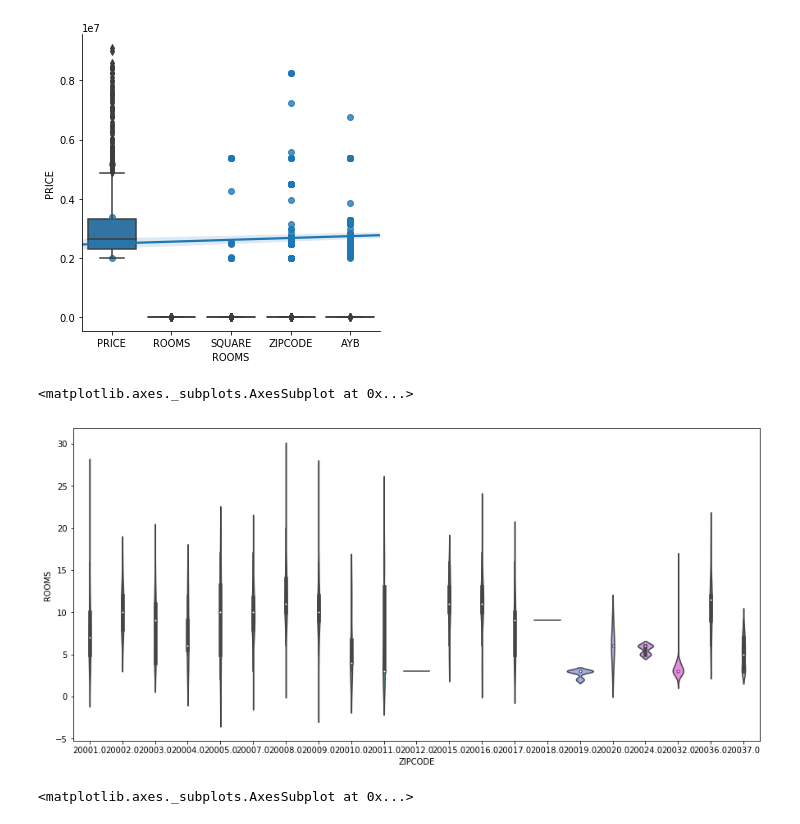
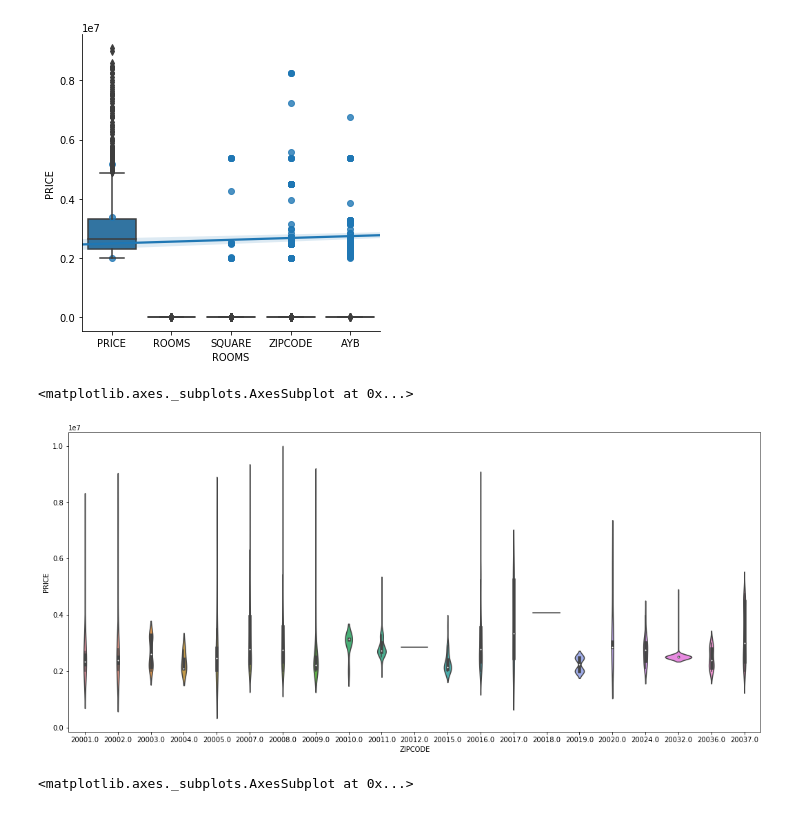
Before and after one commit to MehmetGithub/Dec2018DataBootcamp, a Jupyter notebook: Project2MD.ipynb, the cells around one changed output. Drawn from its saved outputs; the diff is of its cells as text; code cells hidden in the pictures.

```diff
--- a/Project2MD.ipynb
+++ b/Project2MD.ipynb
@@ -208,13 +218,13 @@ sns.boxplot(data=df4)
 [figure]
 # %%
 #change size of plot
-plt.subplots(figsize=(15,7))
+plt.subplots(figsize=(18,8))
 
 #violin plot shows the distribution of attack power for each type
-sns.violinplot(x='ZIPCODE', y='ROOMS', data=df4)
+sns.violinplot(x='ZIPCODE', y='PRICE', data=df4)
 # %% [output]
 <matplotlib.axes._subplots.AxesSubplot at 0x...>
-[figure, old version]
+[figure, new version]
 # %%
 #swarm plot
 plt.subplots(figsize=(10,6))
```
Also changed, not shown: parts of 1 cell of this notebook, 4 other files.
